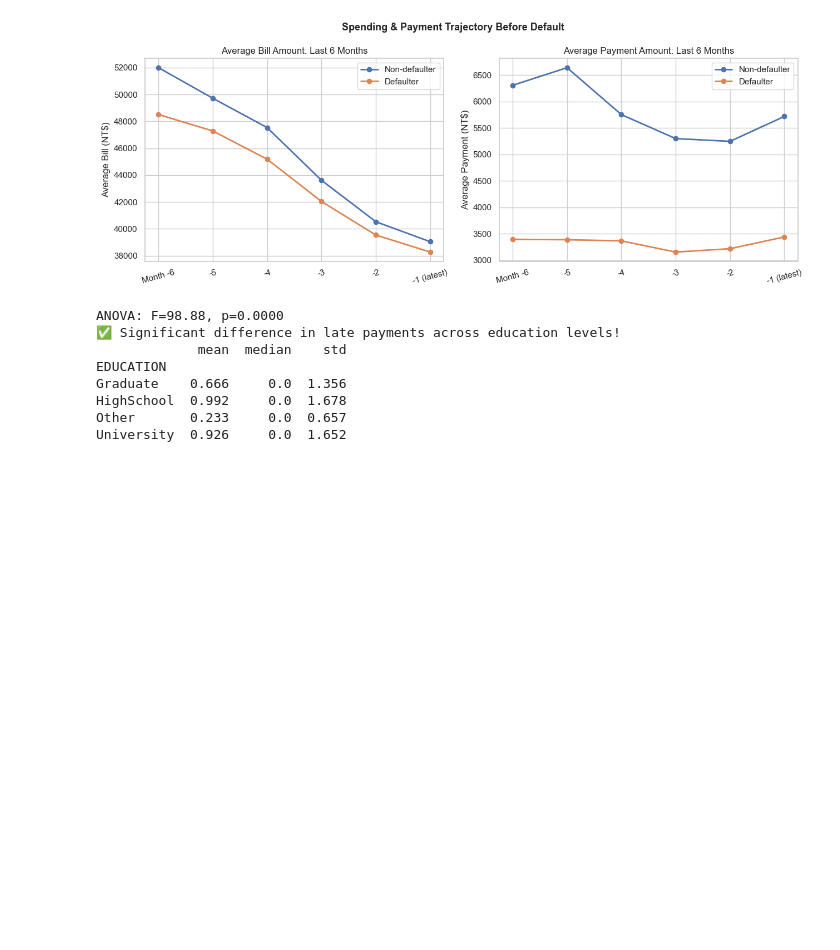
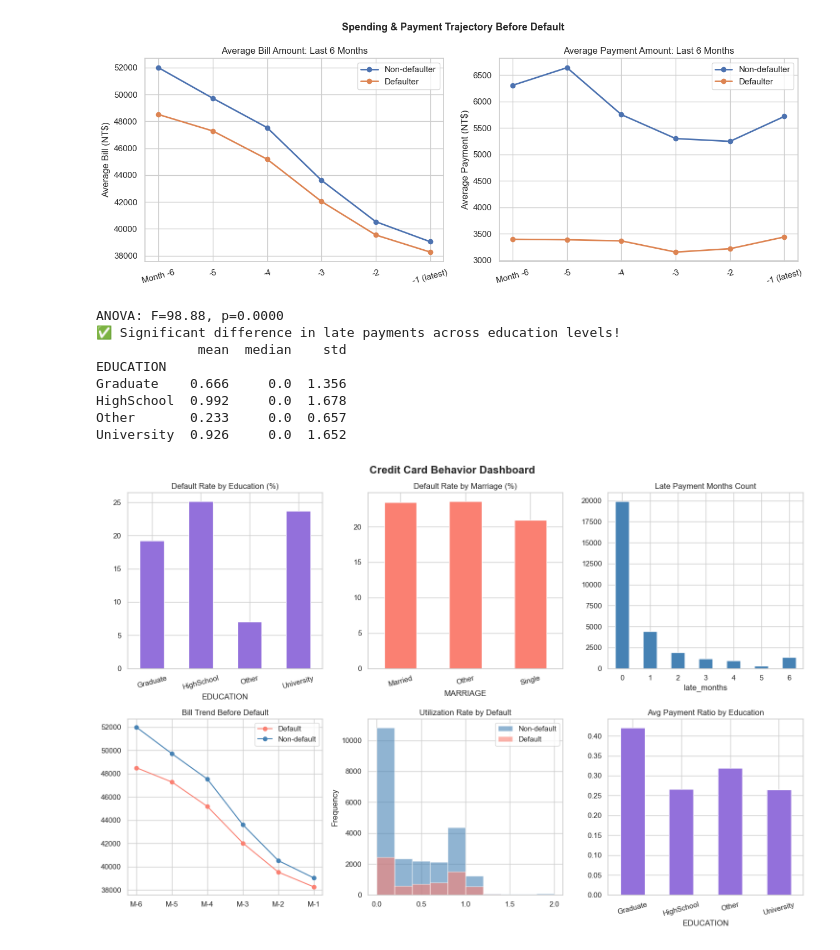
Before and after one commit to KaarthikSekar/CreditCardDetection, a Jupyter notebook: code.ipynb, the cells around one changed output. Cells and saved outputs as stored; diff of their text form; code cells hidden in the pictures; blank space fills up the shorter version.

Commit message:
Done with Project

```diff
--- a/code.ipynb
+++ b/code.ipynb
@@ -288,3 +288,80 @@ Graduate    0.666     0.0  1.356
 HighSchool  0.992     0.0  1.678
 Other       0.233     0.0  0.657
 University  0.926     0.0  1.652
+# %%
+fig, axes = plt.subplots(2, 3, figsize=(15, 10))
+fig.suptitle("Credit Card Behavior Dashboard", fontsize=16, fontweight="bold")
+
+bill_cols = [
+    "BILL_AMT1",
+    "BILL_AMT2",
+    "BILL_AMT3",
+    "BILL_AMT4",
+    "BILL_AMT5",
+    "BILL_AMT6",
+]
+months = ["M-6", "M-5", "M-4", "M-3", "M-2", "M-1"]
+
+defaulters = df[df["default"] == 1]
+non_defaulters = df[df["default"] == 0]
+
+# Panel 1: Default rate by education
+df.groupby("EDUCATION")["default"].mean() * 100
+edu = df.groupby("EDUCATION")["default"].mean() * 100
+edu.plot(kind="bar", ax=axes[0, 0], color="mediumpurple", edgecolor="white")
+axes[0, 0].set_title("Default Rate by Education (%)")
+axes[0, 0].tick_params(axis="x", rotation=15)
+
+# Panel 2: Default rate by marriage
+mar = df.groupby("MARRIAGE")["default"].mean() * 100
+mar.plot(kind="bar", ax=axes[0, 1], color="salmon", edgecolor="white")
+axes[0, 1].set_title("Default Rate by Marriage (%)")
+axes[0, 1].tick_params(axis="x", rotation=15)
+
+# Panel 3: Late months distribution
+df["late_months"].value_counts().sort_index().plot(
+    kind="bar", ax=axes[0, 2], color="steelblue", edgecolor="white"
+)
+axes[0, 2].set_title("Late Payment Months Count")
+axes[0, 2].tick_params(axis="x", rotation=0)
+
+# Panel 4: Bill trend before default
+axes[1, 0].plot(
+    months,
+    defaulters[bill_cols].mean().values,
+    marker="o",
+    label="Default",
+    color="salmon",
+)
+axes[1, 0].plot(
+    months,
+    non_defaulters[bill_cols].mean().values,
+    marker="o",
+    label="Non-default",
+    color="steelblue",
+)
+axes[1, 0].set_title("Bill Trend Before Default")
+axes[1, 0].legend()
+
+# Panel 5: Utilization by default
+non_defaulters["utilization"].clip(0, 2).plot(
+    kind="hist", ax=axes[1, 1], alpha=0.6, label="Non-default", color="steelblue"
+)
+defaulters["utilization"].clip(0, 2).plot(
+    kind="hist", ax=axes[1, 1], alpha=0.6, label="Default", color="salmon"
+)
+axes[1, 1].set_title("Utilization Rate by Default")
+axes[1, 1].legend()
+
+# Panel 6: Average payment ratio by education
+df.groupby("EDUCATION")["payment_ratio"].mean().plot(
+    kind="bar", ax=axes[1, 2], color="mediumpurple", edgecolor="white"
+)
+axes[1, 2].set_title("Avg Payment Ratio by Education")
+axes[1, 2].tick_params(axis="x", rotation=15)
+
+plt.tight_layout()
+plt.savefig("dashboard_project2.png", dpi=150, bbox_inches="tight")
+plt.show()
+# %% [output]
+[figure, added]
```
